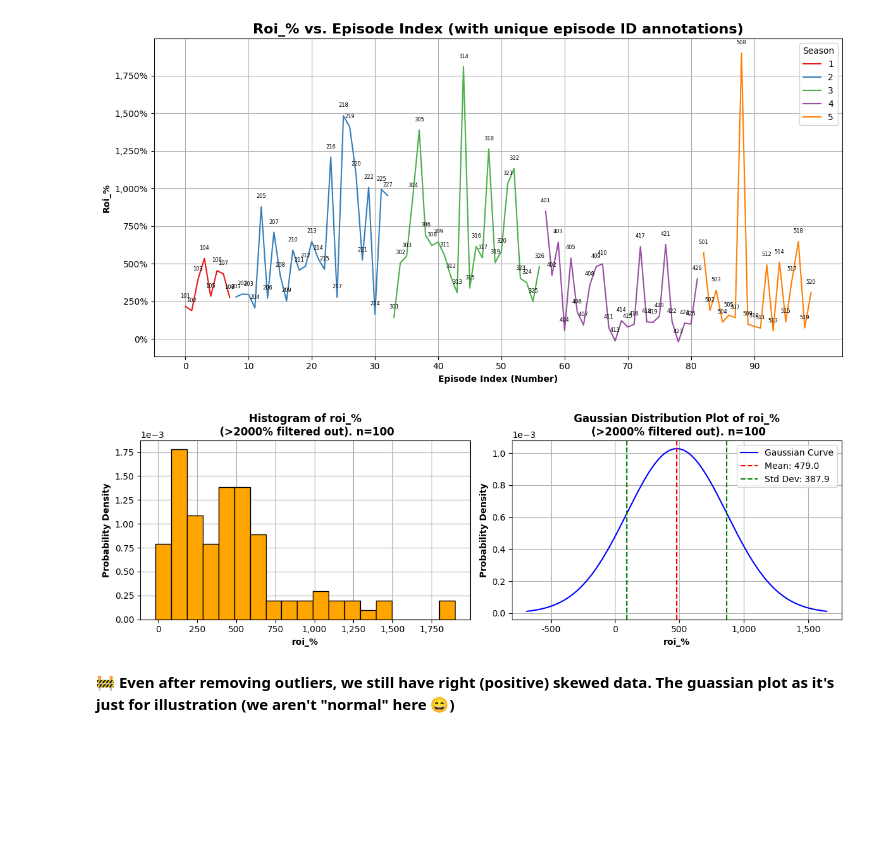
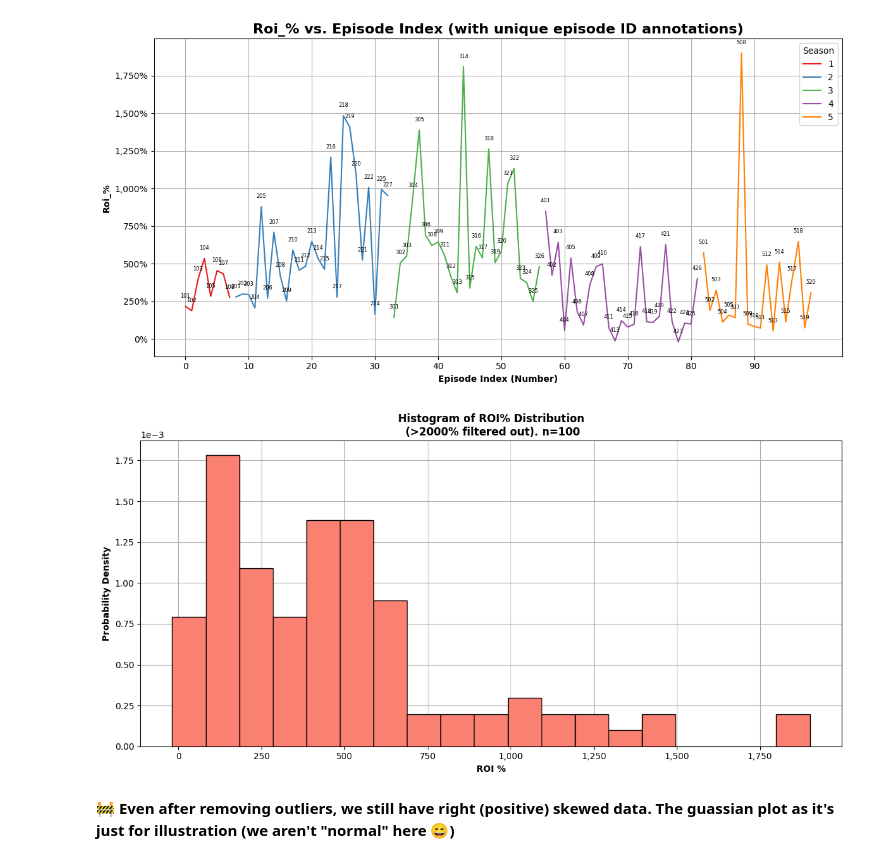
Before and after one commit to Joshua-Higgins-jp/Auction_Hunters_EDA, a Jupyter notebook: auction_hunters_eda.ipynb, the cells around one changed output. Drawn from its saved outputs; the diff is of its cells as text; code cells hidden in the pictures; blank space fills up the shorter version.

Commit message:
graphs cleaned up and looking pretty

```diff
--- a/auction_hunters_eda.ipynb
+++ b/auction_hunters_eda.ipynb
@@ -844,0 +858,36 @@ plot_gaussian_curve_histogram(df_pm_roi, 'roi_%', f"n={len(df_pm_roi)}")
+# %%
+def plot_histogram(df, title_append):
+    """
+    Draws a histogram for the entered dataframe and specified column.
+    You can append the title if you adjust the dataframe.
+    e.g. title_append = "with outliers > 2000% removed"
+    """
+    # col_name =
+    data = df['roi_%']
+
+    # Create a 1x1 subplot figure
+    fig, ax = plt.subplots(1, 1, figsize=(12, 6))
+
+    # Generate Title
+    if title_append == "":
+        histo_title = f'Histogram of ROI% Distribution'
+    else:
+        histo_title = f'Histogram of ROI% Distribution\n{title_append}'
+
+    # Plot the histogram
+    bins = np.linspace(min(data), max(data), 20)  # Specify bin edges
+    ax.hist(data, bins=bins, color='#FA8072', edgecolor='black', density=True) # color is salmon pink ;)
+    ax.set_xlabel("ROI %", weight='bold')
+    ax.set_ylabel('Probability Density', weight='bold')
+    ax.set_title(histo_title, weight='bold')
+
+    # Format label ticks
+    ax.ticklabel_format(axis='y', style='sci', scilimits=(0, 0))
+    ax.xaxis.set_major_formatter(mtick.StrMethodFormatter('{x:,.0f}'))
+
+    # Add a grid
+    ax.set_axisbelow(True)
+    ax.grid()
+
+    plt.tight_layout()  # Ensure proper spacing
+    plt.show()
@@ -880,9 +933,9 @@ show_basic_feature_plot(dataframe=df_ROI_no_outliers, feature_col='roi_%', unit=
 # %% [output]
 [figure]
 # %%
-plot_gaussian_curve_histogram(df=df_pm_roi[df_pm_roi['roi_%'] < 2000], col_name='roi_%', title_append=f" (>2000% filtered out). n={num_non_outliers}")
+plot_histogram(df=df_pm_roi[df_pm_roi['roi_%'] < 2000], title_append=f" (>2000% filtered out). n={num_non_outliers}")
 # %% [output]
-[figure, old version]
+[figure, new version]
 # %% [markdown]
 **🚧 Even after removing outliers, we still have right (positive) skewed data. The guassian plot as it's just for illustration (we aren't "normal" here 😄)**
 # %% [markdown]
```
Also changed, not shown: parts of 26 cells of this notebook.
